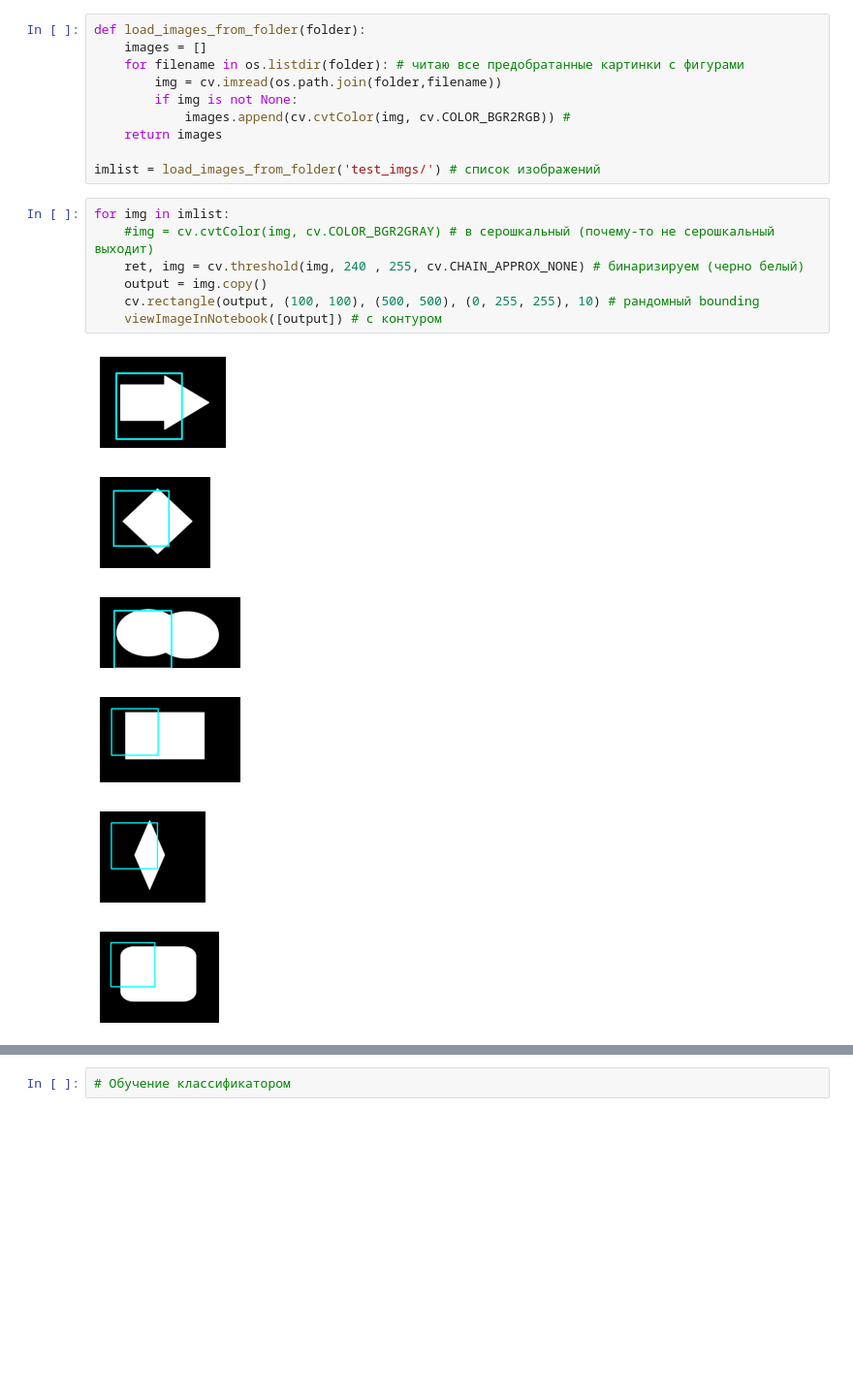
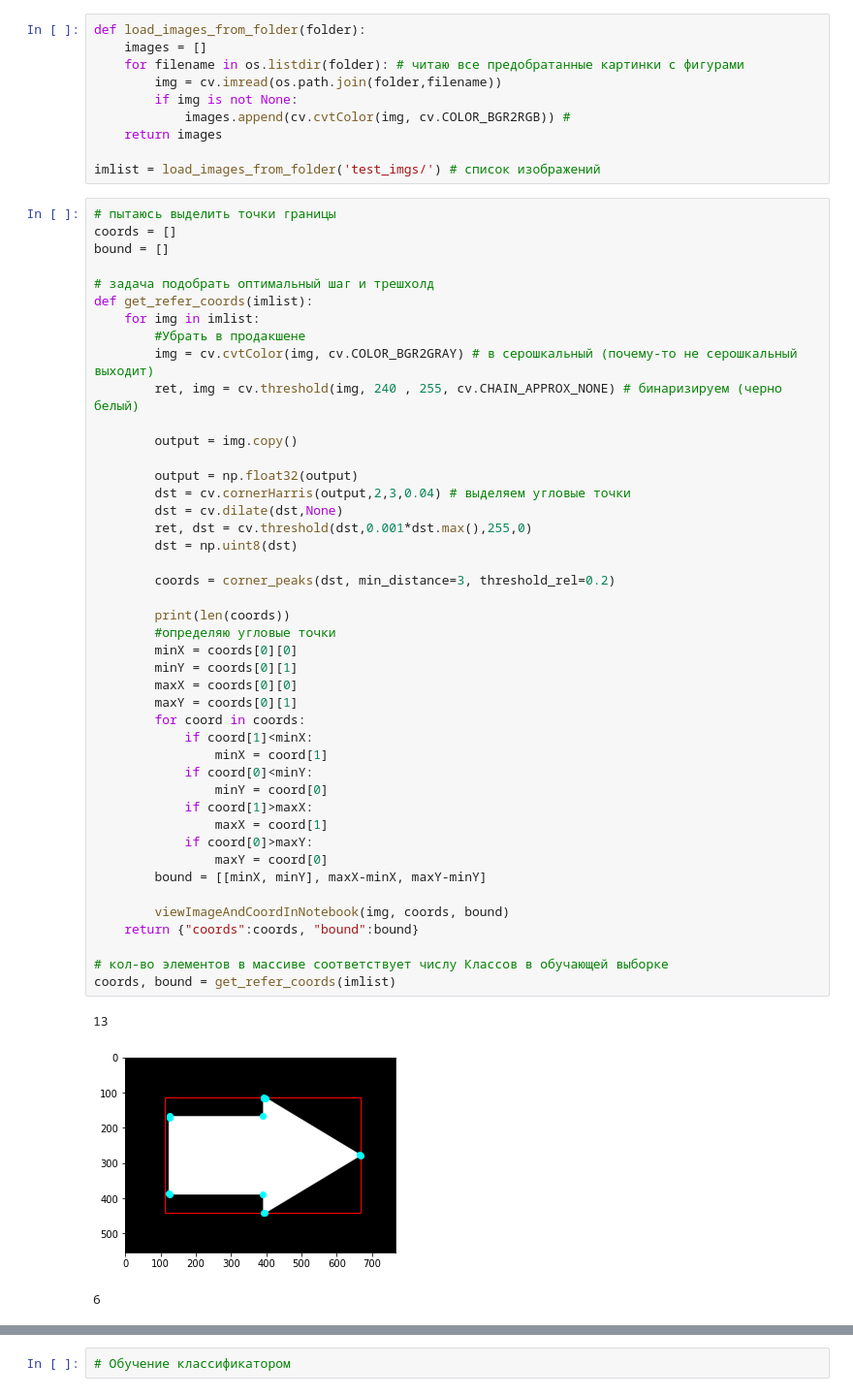
Before and after one commit to VKapicyn/cv_pilot, a Jupyter notebook: main.ipynb, the cells around one changed output, grey strips where cells are left out. Shown: that part at 97% size. Saved outputs shown, nothing was run; the diff lists cells and outputs as text; blank space fills up the shorter version.

Commit message:
реферные точки + выделение

```diff
--- a/main.ipynb
+++ b/main.ipynb
@@ -35,17 +43,51 @@ def load_images_from_folder(folder):
     return images
 
 imlist = load_images_from_folder('test_imgs/') # список изображений
-# %%
-for img in imlist:
-    #img = cv.cvtColor(img, cv.COLOR_BGR2GRAY) # в серошкальный (почему-то не серошкальный выходит)
-    ret, img = cv.threshold(img, 240 , 255, cv.CHAIN_APPROX_NONE) # бинаризируем (черно белый)
-    output = img.copy()
-    cv.rectangle(output, (100, 100), (500, 500), (0, 255, 255), 10) # рандомный bounding
-    viewImageInNotebook([output]) # с контуром
-# %% [output]
-[figure, removed]
-[figure, removed]
-[figure, removed]
-[figure, removed]
-[figure, removed]
-[figure, removed]
+# %%
+# пытаюсь выделить точки границы
+coords = []
+bound = []
+
+# задача подобрать оптимальный шаг и трешхолд
+def get_refer_coords(imlist):
+    for img in imlist:
+        #Убрать в продакшене
+        img = cv.cvtColor(img, cv.COLOR_BGR2GRAY) # в серошкальный (почему-то не серошкальный выходит)
+        ret, img = cv.threshold(img, 240 , 255, cv.CHAIN_APPROX_NONE) # бинаризируем (черно белый)
+
+        output = img.copy()
+
+        output = np.float32(output)
+        dst = cv.cornerHarris(output,2,3,0.04) # выделяем угловые точки
+        dst = cv.dilate(dst,None)
+        ret, dst = cv.threshold(dst,0.001*dst.max(),255,0)
+        dst = np.uint8(dst)
+
+        coords = corner_peaks(dst, min_distance=3, threshold_rel=0.2)
+
+        print(len(coords))
+        #определяю угловые точки
+        minX = coords[0][0]
+        minY = coords[0][1]
+        maxX = coords[0][0]
+        maxY = coords[0][1]
+        for coord in coords:
+            if coord[1]<minX:
+                minX = coord[1]
+            if coord[0]<minY:
+                minY = coord[0]
+            if coord[1]>maxX:
+                maxX = coord[1]
+            if coord[0]>maxY:
+                maxY = coord[0]
+        bound = [[minX, minY], maxX-minX, maxY-minY]
+
+        viewImageAndCoordInNotebook(img, coords, bound)
+    return {"coords":coords, "bound":bound}
+
+# кол-во элементов в массиве соответствует числу Классов в обучающей выборке
+coords, bound = get_refer_coords(imlist)
+# %% [output]
+13
+[figure, added]
+6
```
Also changed, not shown: parts of 4 cells of this notebook.
